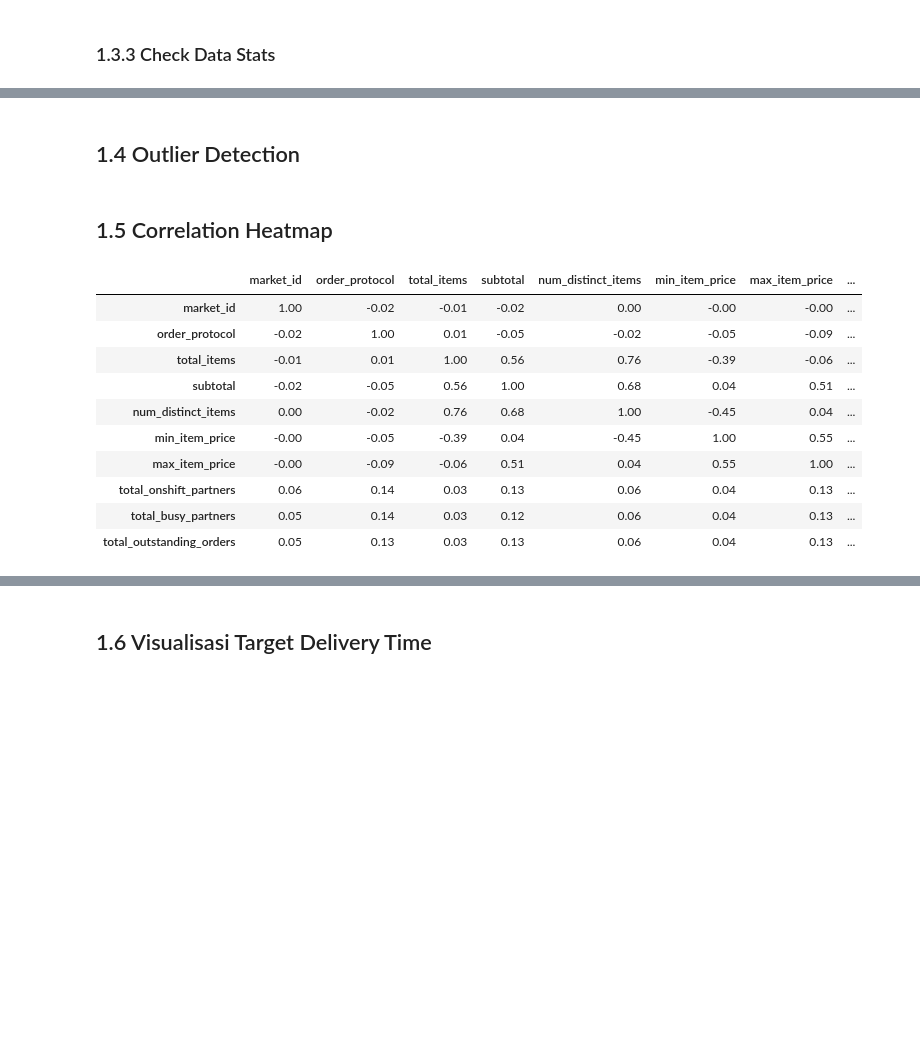
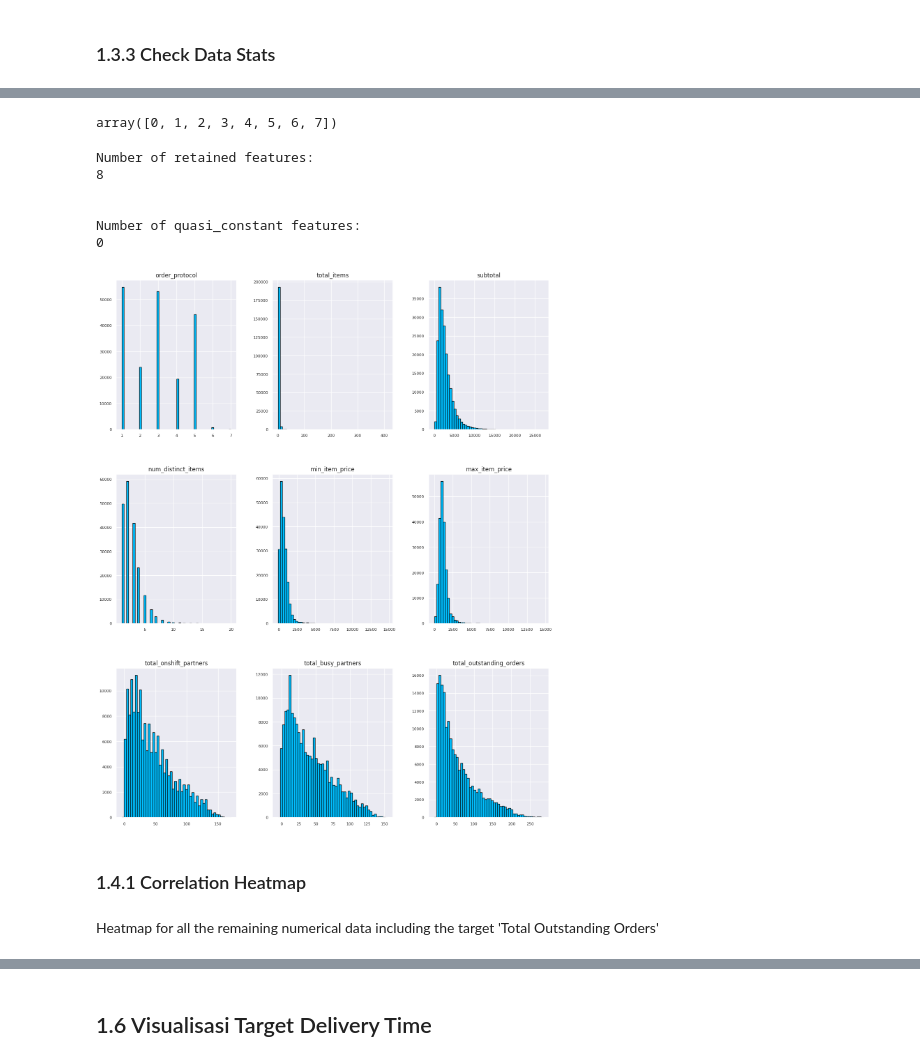
Before and after one commit to Ridlodk/video-learning, a Jupyter notebook: eda & preprocessing/eda_&_pre_processing.ipynb, the cells around one changed output, grey strips where cells are left out. Cells and saved outputs as stored; diff of their text form; code cells hidden in the pictures; blank space fills up the shorter version.

```diff
--- a/eda & preprocessing/eda_&_pre_processing.ipynb
+++ b/eda & preprocessing/eda_&_pre_processing.ipynb
@@ -178,5 +217,35 @@ dtype: int64
+# %%
+selected_feature_indices
+# %% [output]
+array([0, 1, 2, 3, 4, 5, 6, 7])
+# %%
+# Get the number of features that are not constant
+print(f"Number of retained features:")
+print(len(selected_feature_indices))
+print("\n")
+print(f"Number of quasi_constant features:")
+print(len(df_duplicate_num.iloc[:, :-1].columns) - len(selected_feature_indices))
+# %% [output]
+Number of retained features:
+8
+
+
+Number of quasi_constant features:
+0
+# %%
+# Plot the distribution of all the numerical data
+fig_ = df_duplicate_num.hist(
+    figsize=(16, 20),
+    bins=50,
+    color="deepskyblue",
+    edgecolor="black",
+    xlabelsize=8,
+    ylabelsize=8
+)
+# %% [output]
+[figure, added]
 # %% [markdown]
-## 1.4 Outlier Detection
+### 1.4.1 Correlation Heatmap
-# %% [markdown]
-## 1.5 Correlation Heatmap
+# %% [markdown]
+Heatmap for all the remaining numerical data including the target 'Total Outstanding Orders'
 # %%
@@ -183,16 +253 @@ dtype: int64
 pd.options.display.float_format = "{:,.2f}".format
-# %%
-corr_matrix = df_copy.corr()
-corr_matrix
-# %% [output]
-|  | market_id | order_protocol | total_items | subtotal | num_distinct_items | min_item_price | max_item_price | ... |
-| market_id | 1.00 | -0.02 | -0.01 | -0.02 | 0.00 | -0.00 | -0.00 | ... |
-| order_protocol | -0.02 | 1.00 | 0.01 | -0.05 | -0.02 | -0.05 | -0.09 | ... |
-| total_items | -0.01 | 0.01 | 1.00 | 0.56 | 0.76 | -0.39 | -0.06 | ... |
-| subtotal | -0.02 | -0.05 | 0.56 | 1.00 | 0.68 | 0.04 | 0.51 | ... |
-| num_distinct_items | 0.00 | -0.02 | 0.76 | 0.68 | 1.00 | -0.45 | 0.04 | ... |
-| min_item_price | -0.00 | -0.05 | -0.39 | 0.04 | -0.45 | 1.00 | 0.55 | ... |
-| max_item_price | -0.00 | -0.09 | -0.06 | 0.51 | 0.04 | 0.55 | 1.00 | ... |
-| total_onshift_partners | 0.06 | 0.14 | 0.03 | 0.13 | 0.06 | 0.04 | 0.13 | ... |
-| total_busy_partners | 0.05 | 0.14 | 0.03 | 0.12 | 0.06 | 0.04 | 0.13 | ... |
-| total_outstanding_orders | 0.05 | 0.13 | 0.03 | 0.13 | 0.06 | 0.04 | 0.13 | ... |
```
Also changed, not shown: parts of 37 cells of this notebook.
